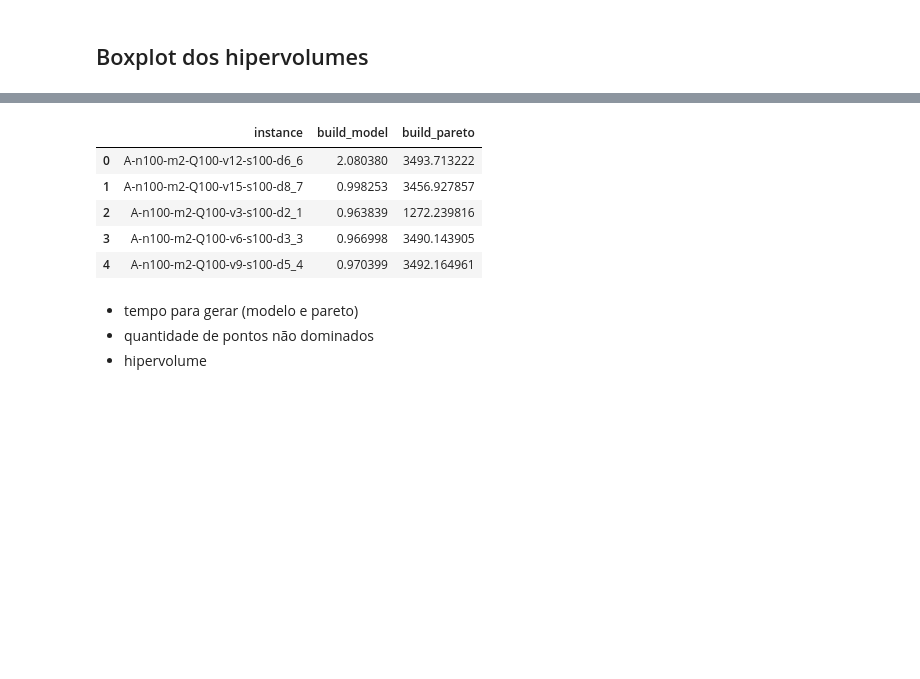
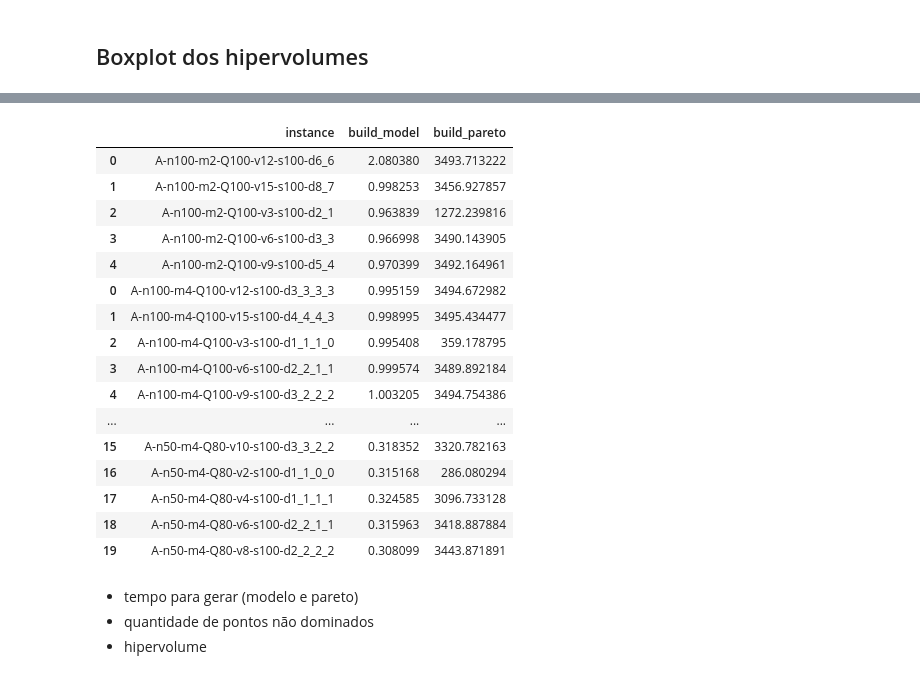
Before and after one commit to seoruosa/mestrado, a Jupyter notebook: roteamento-carretas-da-mamografia/notebooks/gerando-reports.ipynb, the cells around one changed output, grey strips where cells are left out. Saved outputs shown, nothing was run; the diff lists cells and outputs as text; code cells hidden in the pictures; blank space fills up the shorter version.

```diff
--- a/roteamento-carretas-da-mamografia/notebooks/gerando-reports.ipynb
+++ b/roteamento-carretas-da-mamografia/notebooks/gerando-reports.ipynb
@@ -74,15 +112,19 @@ Caso existam arquivos de pós processamento, `.csv` (com todas as possíveis sol
 # %%
-from src.util_experiments import nsga_output_to_df
+from src.util_experiments import nsga_output_to_df, read_out_file
 import os
 import pandas as pd
 
-folderpath = "../project/resultados/exp_20221005/n50/"
-out_path = os.path.join(folderpath, "n50_output_post_proc.csv")
+post_proc_path_list = [
+    "../project/resultados/exp_20221005/n50/n50_output_post_proc.csv",
+    "../project/resultados/exp_20221005/n100/n100_output_post_proc.csv",
+    "../project/resultados/exp_20221005/n249/n249_output_post_proc.csv"
+]
 
-# df_nsga = nsga_output_to_df(folderpath)
-# df_nsga.to_csv(out_path, index=False)
+frames = []
+for filepath in post_proc_path_list:
+    frames.append(pd.read_csv(filepath))
 
-df_nsga = pd.read_csv(out_path)
+df_nsga = pd.concat(frames)
 
 df_nsga.head()
 # %% [output]
@@ -169,34 +221,45 @@ def parser_result_exp(filepath):
                 runned_instances.append({**instance_dict})
                 instance_dict = {}
 
             for reader in readers:
                 reader_name = readers[reader][0]
                 if reader_name in line:
                     reader_f = readers[reader][1]
                     instance_dict[reader_name] = reader_f(line)
                     break
 
     return pd.DataFrame(runned_instances)
 
 search_path = '../project/resultados/exp_20220927/exp_*.log'
 
 frames = []
 for filepath in glob.glob(search_path):
     frames.append(parser_result_exp(filepath))
 
 df_model = pd.concat(frames)
 
 # folderpath = "../project/resultados/exp_20221005/n50/"
 # df_nsga = nsga_output_to_df(folderpath)
 # df_nsga
-df_model.head()
+df_model
 # %% [output]
 |  | instance | build_model | build_pareto |
 | 0 | A-n100-m2-Q100-v12-s100-d6_6 | 2.080380 | 3493.713222 |
 | 1 | A-n100-m2-Q100-v15-s100-d8_7 | 0.998253 | 3456.927857 |
 | 2 | A-n100-m2-Q100-v3-s100-d2_1 | 0.963839 | 1272.239816 |
 | 3 | A-n100-m2-Q100-v6-s100-d3_3 | 0.966998 | 3490.143905 |
 | 4 | A-n100-m2-Q100-v9-s100-d5_4 | 0.970399 | 3492.164961 |
+| 0 | A-n100-m4-Q100-v12-s100-d3_3_3_3 | 0.995159 | 3494.672982 |
+| 1 | A-n100-m4-Q100-v15-s100-d4_4_4_3 | 0.998995 | 3495.434477 |
+| 2 | A-n100-m4-Q100-v3-s100-d1_1_1_0 | 0.995408 | 359.178795 |
+| 3 | A-n100-m4-Q100-v6-s100-d2_2_1_1 | 0.999574 | 3489.892184 |
+| 4 | A-n100-m4-Q100-v9-s100-d3_2_2_2 | 1.003205 | 3494.754386 |
+| ... | ... | ... | ... |
+| 15 | A-n50-m4-Q80-v10-s100-d3_3_2_2 | 0.318352 | 3320.782163 |
+| 16 | A-n50-m4-Q80-v2-s100-d1_1_0_0 | 0.315168 | 286.080294 |
+| 17 | A-n50-m4-Q80-v4-s100-d1_1_1_1 | 0.324585 | 3096.733128 |
+| 18 | A-n50-m4-Q80-v6-s100-d2_2_1_1 | 0.315963 | 3418.887884 |
+| 19 | A-n50-m4-Q80-v8-s100-d2_2_2_2 | 0.308099 | 3443.871891 |
 # %% [markdown]
 * tempo para gerar (modelo e pareto)
 * quantidade de pontos não dominados
```
Also changed, not shown: parts of 14 cells of this notebook, 7 other files.
